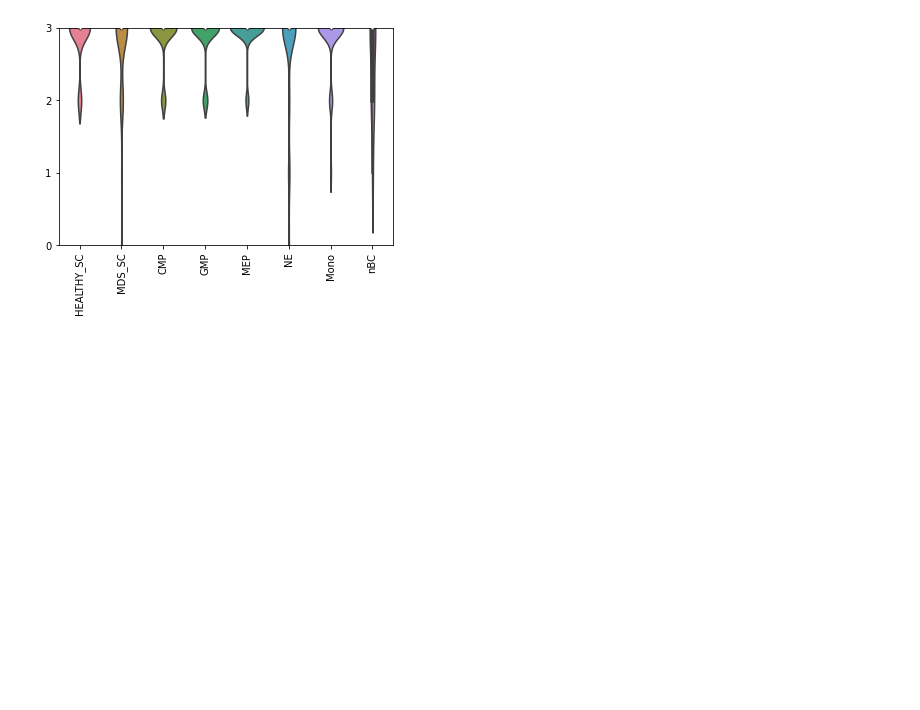
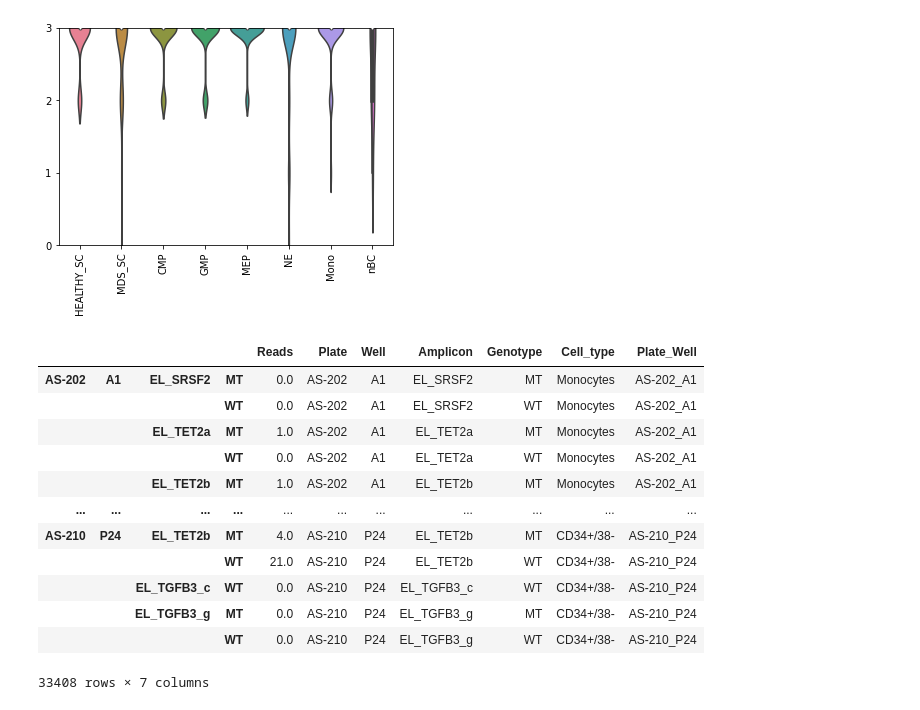
Before and after one commit to AnnatinaSchnegg/AS_amplicons, a Jupyter notebook: Code/Index_haps_EL.ipynb, the cells around one changed output. Saved outputs shown, nothing was run; the diff lists cells and outputs as text; code cells hidden in the pictures; blank space fills up the shorter version.

```diff
--- a/Code/Index_haps_EL.ipynb
+++ b/Code/Index_haps_EL.ipynb
@@ -1138,3 +1138,20 @@ ax.tick_params(axis='x', labelrotation = 90)
 fig.savefig('../Results/Haplotypes/EL_no_muts_violin.png',bbox_inches='tight',dpi=300)
 # %% [output]
 [figure]
+# %%
+#Single cell VAFS for EL
+EL_plate
+# %% [output]
+|  |  |  |  | Reads | Plate | Well | Amplicon | Genotype | Cell_type | Plate_Well |
+| AS-202 | A1 | EL_SRSF2 | MT | 0.0 | AS-202 | A1 | EL_SRSF2 | MT | Monocytes | AS-202_A1 |
+|  |  |  | WT | 0.0 | AS-202 | A1 | EL_SRSF2 | WT | Monocytes | AS-202_A1 |
+|  |  | EL_TET2a | MT | 1.0 | AS-202 | A1 | EL_TET2a | MT | Monocytes | AS-202_A1 |
+|  |  |  | WT | 0.0 | AS-202 | A1 | EL_TET2a | WT | Monocytes | AS-202_A1 |
+|  |  | EL_TET2b | MT | 1.0 | AS-202 | A1 | EL_TET2b | MT | Monocytes | AS-202_A1 |
+| ... | ... | ... | ... | ... | ... | ... | ... | ... | ... | ... |
+| AS-210 | P24 | EL_TET2b | MT | 4.0 | AS-210 | P24 | EL_TET2b | MT | CD34+/38- | AS-210_P24 |
+|  |  |  | WT | 21.0 | AS-210 | P24 | EL_TET2b | WT | CD34+/38- | AS-210_P24 |
+|  |  | EL_TGFB3_c | WT | 0.0 | AS-210 | P24 | EL_TGFB3_c | WT | CD34+/38- | AS-210_P24 |
+|  |  | EL_TGFB3_g | MT | 0.0 | AS-210 | P24 | EL_TGFB3_g | MT | CD34+/38- | AS-210_P24 |
+|  |  |  | WT | 0.0 | AS-210 | P24 | EL_TGFB3_g | WT | CD34+/38- | AS-210_P24 |
+33408 rows × 7 columns
```
Also changed, not shown: parts of 1 cell of this notebook, 6 other files.
